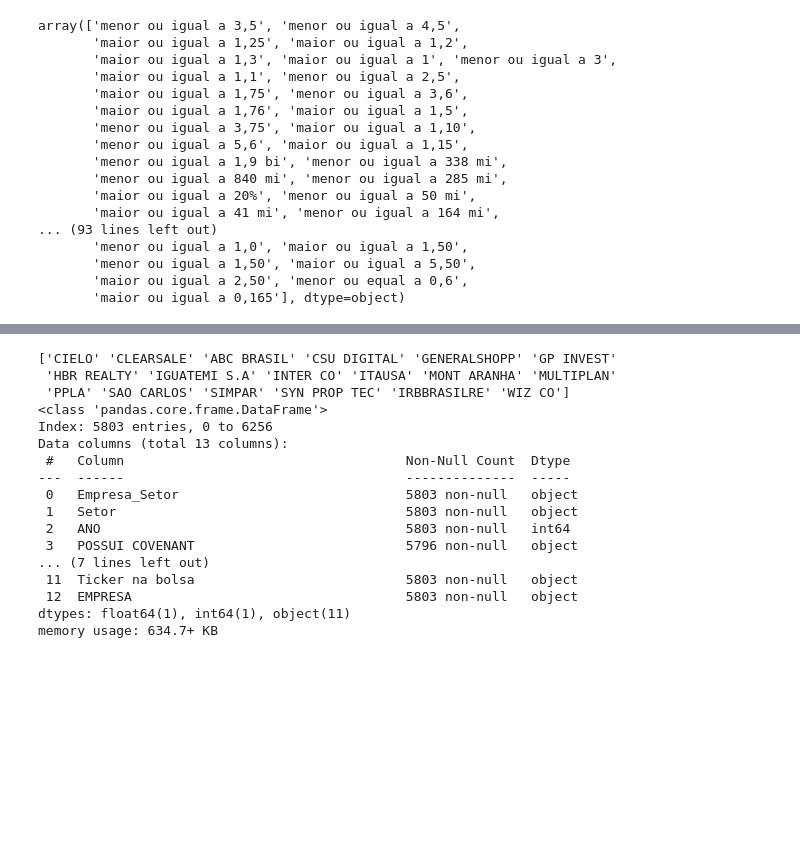
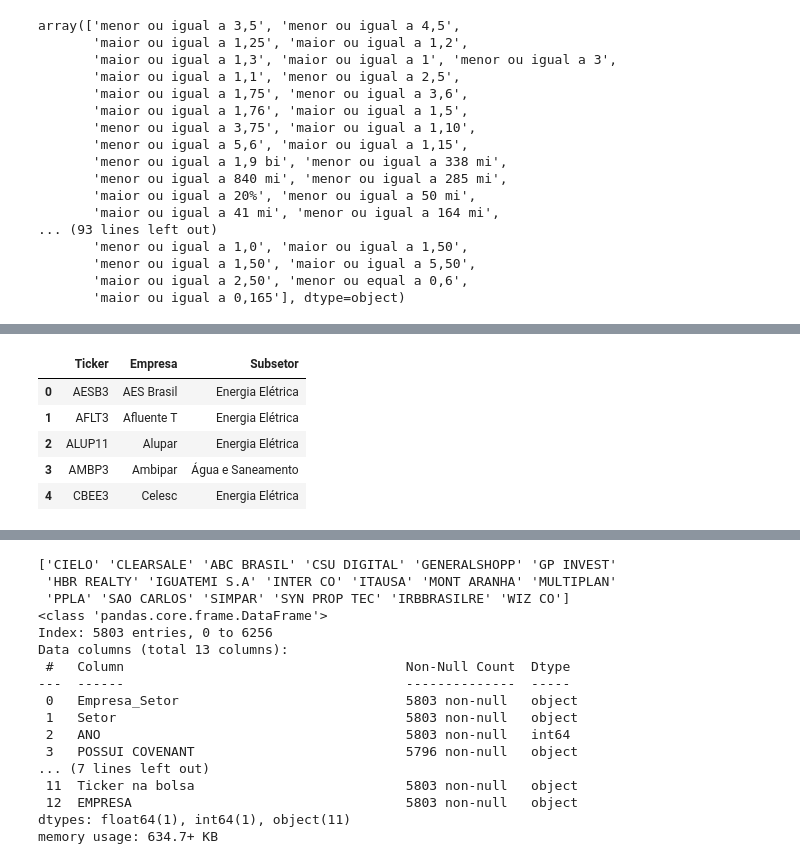
Before and after one commit to meduardajustino/Covenants-Contabeis, a Jupyter notebook: Análise Covenants.ipynb, the cells around one changed output, grey strips where cells are left out. Drawn from its saved outputs; the diff is of its cells as text; code cells hidden in the pictures; blank space fills up the shorter version.

```diff
--- a/Análise Covenants.ipynb
+++ b/Análise Covenants.ipynb
@@ -313,0 +233,73 @@ memory usage: 635.6+ KB
+# %%
+tickers_sujos = np.array(['AESB3\xa0', 'AFLT3\xa0', 'ALUP11\xa0', 'AMBP3\xa0', 'CBEE3\xa0',
+                          'AURE3\xa0', 'CASN4\xa0', 'CEBR5\xa0', 'CLSC4\xa0', 'GPAR3\xa0',
+                          'CMIG4\xa0', 'CEEB5\xa0', 'COCE5\xa0', 'COMR3\xa0', 'CSMG3\xa0',
+                          'CPLE5\xa0', 'CSRN5\xa0', 'CPFE3\xa0', 'EKTR4\xa0', 'ELET5\xa0',
+                          'LIPR3\xa0', 'EMAE4\xa0', 'ENGI11\xa0', 'ENMT4\xa0', 'ENEV3\xa0',
+                          'EGIE3\xa0', 'EQTL3\xa0', 'GEPA4\xa0', 'IGSN3\xa0', 'LIGT3\xa0',
+                          'NEOE3\xa0', 'ORVR3\xa0', 'REDE3\xa0', 'RNEW11\xa0', 'SBSP3\xa0',
+                          'SAEN3\xa0', 'SAPR11\xa0', 'SRNA3\xa0', 'TAEE11\xa0', 'TRPL4\xa0'],
+                         dtype=object)
+
+# Limpando os sufixos '\xa0' e espaços em branco de cada ticker
+tickers_limpos = [ticker.replace('\xa0', '').strip() for ticker in tickers_sujos]
+
+# Dicionário com os dados pesquisados (Empresa e Subsetor)
+# Esta etapa foi feita com base em consultas de dados de mercado para cada ticker.
+dados_empresas = {
+    'AESB3': ('AES Brasil', 'Energia Elétrica'),
+    'AFLT3': ('Afluente T', 'Energia Elétrica'),
+    'ALUP11': ('Alupar', 'Energia Elétrica'),
+    'AMBP3': ('Ambipar', 'Água e Saneamento'), # Atua em gestão de resíduos
+    'CBEE3': ('Celesc', 'Energia Elétrica'), # Holding da CLSC4
+    'AURE3': ('Auren Energia', 'Energia Elétrica'),
+    'CASN4': ('Casal', 'Água e Saneamento'), # Cia de Saneamento de Alagoas
+    'CEBR5': ('CEB', 'Energia Elétrica'), # Cia Energética de Brasília
+    'CLSC4': ('Celesc', 'Energia Elétrica'), # Cia Energética de Santa Catarina
+    'GPAR3': ('Celgpar', 'Energia Elétrica'), # Companhia Celg de Participações
+    'CMIG4': ('Cemig', 'Energia Elétrica'),
+    'CEEB5': ('Coelba', 'Energia Elétrica'), # Grupo Neoenergia
+    'COCE5': ('Coelce', 'Energia Elétrica'), # Enel Ceará
+    'COMR3': ('Isa Cteep', 'Energia Elétrica'), # Holding da TRPL4
+    'CSMG3': ('Copasa', 'Água e Saneamento'),
+    'CPLE5': ('Copel', 'Energia Elétrica'),
+    'CSRN5': ('Cosern', 'Energia Elétrica'), # Grupo Neoenergia
+    'CPFE3': ('CPFL Energia', 'Energia Elétrica'),
+    'EKTR4': ('Elektro', 'Energia Elétrica'), # Grupo Neoenergia
+    'ELET5': ('Eletrobras', 'Energia Elétrica'),
+    'LIPR3': ('Eletropar', 'Energia Elétrica'), # Holding da Eletrobras
+    'EMAE4': ('EMAE', 'Energia Elétrica'), # Empresa Metropolitana de Águas e Energia
+    'ENGI11': ('Energisa', 'Energia Elétrica'),
+    'ENMT4': ('Energisa MT', 'Energia Elétrica'),
+    'ENEV3': ('Eneva', 'Energia Elétrica'),
+    'EGIE3': ('Engie Brasil', 'Energia Elétrica'),
+    'EQTL3': ('Equatorial Energia', 'Energia Elétrica'),
+    'GEPA4': ('Geradora Paranapanema', 'Energia Elétrica'),
+    'IGSN3': ('Iguá Saneamento', 'Água e Saneamento'),
+    'LIGT3': ('Light', 'Energia Elétrica'),
+    'NEOE3': ('Neoenergia', 'Energia Elétrica'),
+    'ORVR3': ('Orizon', 'Água e Saneamento'), # Atua em valorização de resíduos
+    'REDE3': ('Rede Energia', 'Energia Elétrica'), # Grupo Energisa
+    'RNEW11': ('Renova Energia', 'Energia Elétrica'),
+    'SBSP3': ('Sabesp', 'Água e Saneamento'),
+    'SAEN3': ('Sanepar', 'Água e Saneamento'), # Holding da SAPR11
+    'SAPR11': ('Sanepar', 'Água e Saneamento'),
+    'SRNA3': ('Serena Energia', 'Energia Elétrica'), # Antiga Omega Energia
+    'TAEE11': ('Taesa', 'Energia Elétrica'),
+    'TRPL4': ('Isa Cteep', 'Energia Elétrica')
+}
+
+dados_para_df = []
+for ticker in tickers_limpos:
+    empresa, subsetor = dados_empresas.get(ticker, ('Não encontrada', 'Não encontrado'))
+    dados_para_df.append({'Ticker': ticker, 'Empresa': empresa, 'Subsetor': subsetor})
+
+df_utilidade_publica = pd.DataFrame(dados_para_df)
+df_utilidade_publica.head()
+# %% [output]
+|  | Ticker | Empresa | Subsetor |
+| 0 | AESB3 | AES Brasil | Energia Elétrica |
+| 1 | AFLT3 | Afluente T | Energia Elétrica |
+| 2 | ALUP11 | Alupar | Energia Elétrica |
+| 3 | AMBP3 | Ambipar | Água e Saneamento |
+| 4 | CBEE3 | Celesc | Energia Elétrica |
```
Also changed, not shown: parts of 38 cells of this notebook, 1 other file.
